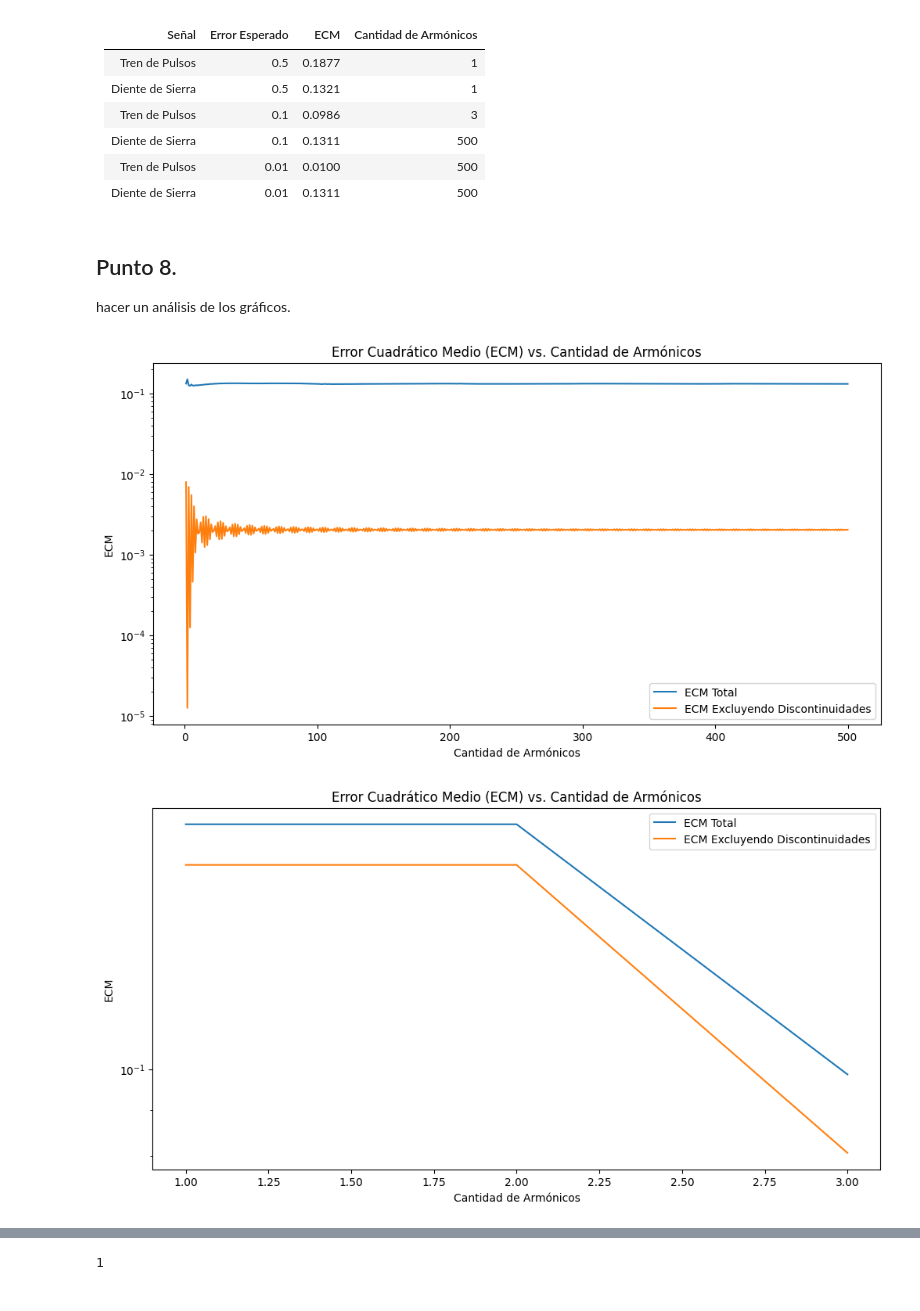
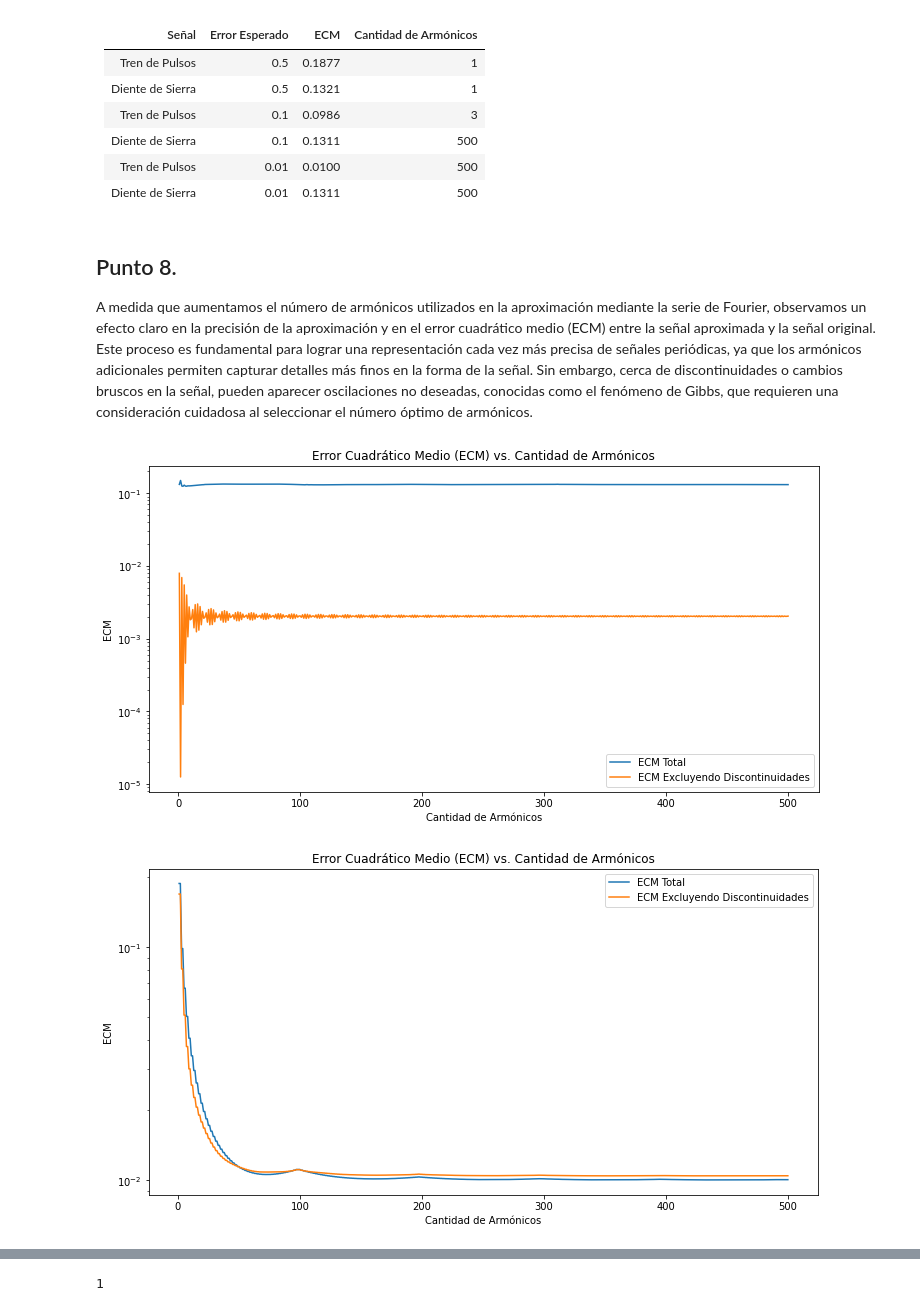
Before and after one commit to NatalyHofkamp/Tp1_analisis, a Jupyter notebook: texto.ipynb, the cells around one changed output, grey strips where cells are left out. Cells and saved outputs as stored; diff of their text form; code cells hidden in the pictures.

Commit message:
cambios en 7 y 8

```diff
--- a/texto.ipynb
+++ b/texto.ipynb
@@ -268,6 +285,7 @@ Habría que copiar la función que recibe el error cuadrático y con eso crea la
 | Diente de Sierra    | 0.1            | 0.1311    | 500                    |
 | Tren de Pulsos      | 0.01           | 0.0100    | 500                    |
 | Diente de Sierra    | 0.01           | 0.1311    | 500                    |
-# %% [markdown]
-## Punto 8.
-hacer un análisis de los gráficos.
+# %% [markdown]
+## Punto 8.
+
+A medida que aumentamos el número de armónicos utilizados en la aproximación mediante la serie de Fourier, observamos un efecto claro en la precisión de la aproximación y en el error cuadrático medio (ECM) entre la señal aproximada y la señal original. Este proceso es fundamental para lograr una representación cada vez más precisa de señales periódicas, ya que los armónicos adicionales permiten capturar detalles más finos en la forma de la señal. Sin embargo, cerca de discontinuidades o cambios bruscos en la señal, pueden aparecer oscilaciones no deseadas, conocidas como el fenómeno de Gibbs, que requieren una consideración cuidadosa al seleccionar el número óptimo de armónicos.
@@ -274,7 +336,7 @@ hacer un análisis de los gráficos.
 # %%
-approximate_signal(A,T,muestras_diente,diente_sierra,serie_diente_de_sierra,0.1)
-approximate_signal(A,T,muestras_tren,tren_pulsos,serie_tren_de_pulsos,0.1)
-approximate_signal(A,T,muestras_triangular,señal_triangular,serie_triangular,0.1)
+approximate_signal(A,T,muestras_diente,diente_sierra,serie_diente_de_sierra,0.01)
+approximate_signal(A,T,muestras_tren,tren_pulsos,serie_tren_de_pulsos,0.01)
+approximate_signal(A,T,muestras_triangular,señal_triangular,serie_triangular,0.01)
 # %% [output]
-[figure, old version]
+[figure, new version]
-[figure, old version]
+[figure, new version]
```
Also changed, not shown: parts of 8 cells of this notebook.
